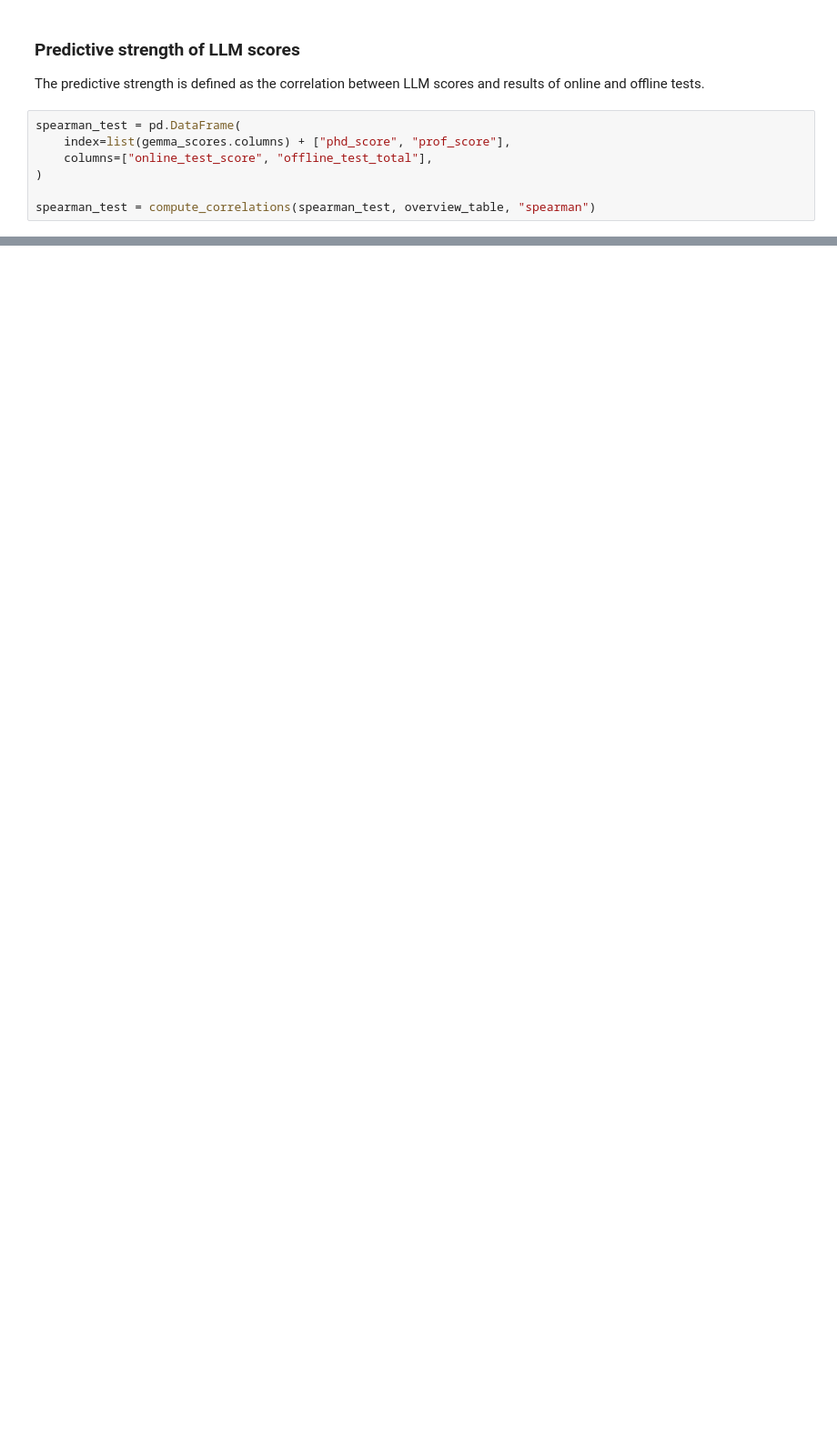
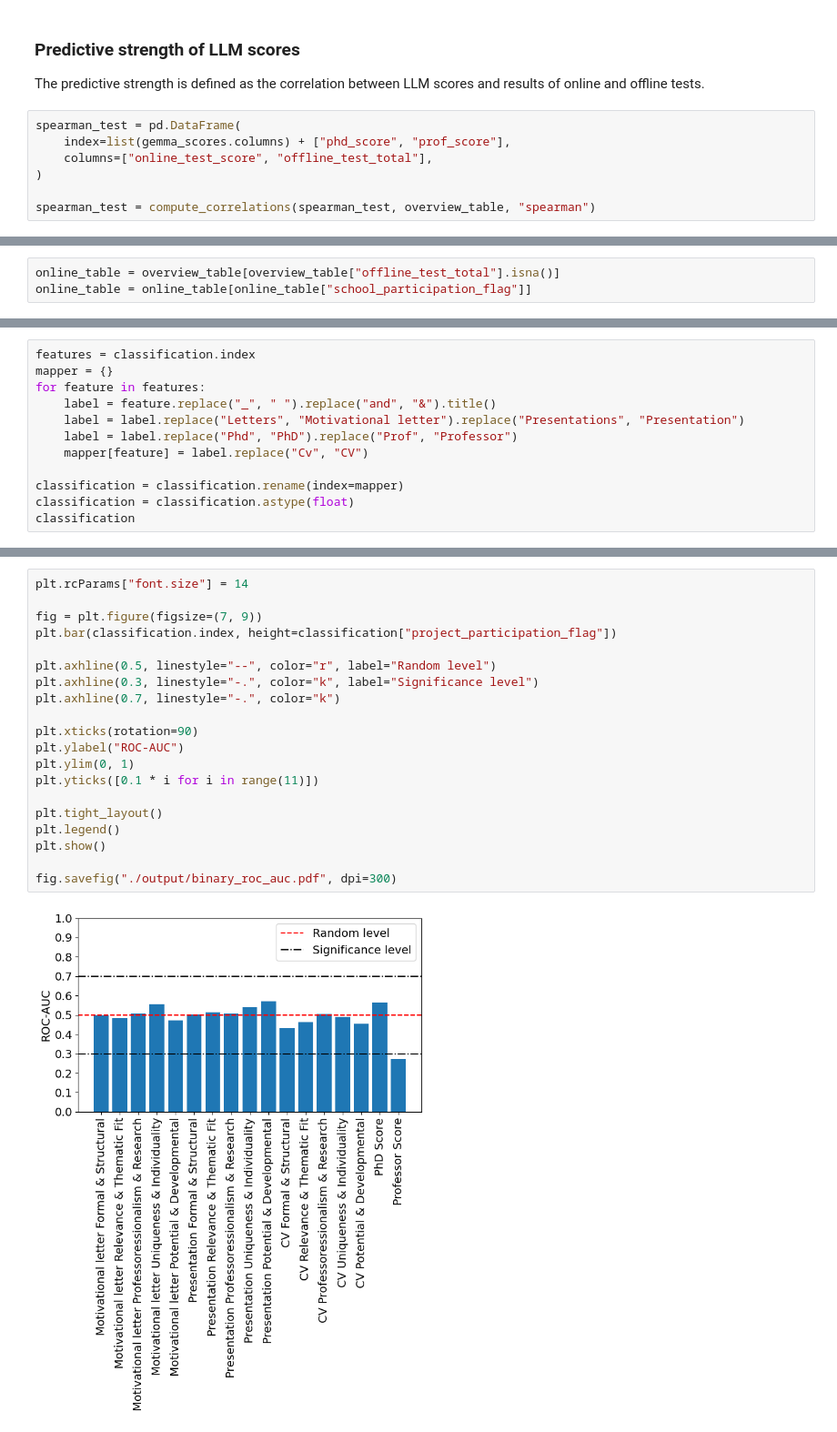
Before and after one commit to On-Point-RND/Students-Assesment, a Jupyter notebook: correlations.ipynb, the cells around one changed output, grey strips where cells are left out. Shown: that part at 91% size. Cells and saved outputs as stored; diff of their text form; blank space fills up the shorter version.

Commit message:
ROC-AUC for binary features added

```diff
--- a/correlations.ipynb
+++ b/correlations.ipynb
@@ -243,0 +318,3 @@ pd.concat([spearman_test, kendall_test], axis=1, keys=["spearman", "kendalltau"]
+# %%
+online_table = overview_table[overview_table["offline_test_total"].isna()]
+online_table = online_table[online_table["school_participation_flag"]]
@@ -243,0 +352,12 @@ pd.concat([spearman_test, kendall_test], axis=1, keys=["spearman", "kendalltau"]
+# %%
+features = classification.index
+mapper = {}
+for feature in features:
+    label = feature.replace("_", " ").replace("and", "&").title()
+    label = label.replace("Letters", "Motivational letter").replace("Presentations", "Presentation")
+    label = label.replace("Phd", "PhD").replace("Prof", "Professor")
+    mapper[feature] = label.replace("Cv", "CV")
+
+classification = classification.rename(index=mapper)
+classification = classification.astype(float)
+classification
@@ -243,0 +385,22 @@ pd.concat([spearman_test, kendall_test], axis=1, keys=["spearman", "kendalltau"]
+# %%
+plt.rcParams["font.size"] = 14
+
+fig = plt.figure(figsize=(7, 9))
+plt.bar(classification.index, height=classification["project_participation_flag"])
+
+plt.axhline(0.5, linestyle="--", color="r", label="Random level")
+plt.axhline(0.3, linestyle="-.", color="k", label="Significance level")
+plt.axhline(0.7, linestyle="-.", color="k")
+
+plt.xticks(rotation=90)
+plt.ylabel("ROC-AUC")
+plt.ylim(0, 1)
+plt.yticks([0.1 * i for i in range(11)])
+
+plt.tight_layout()
+plt.legend()
+plt.show()
+
+fig.savefig("./output/binary_roc_auc.pdf", dpi=300)
+# %% [output]
+[figure, added]
```
Also changed, not shown: parts of 18 cells of this notebook, 5 other files.
